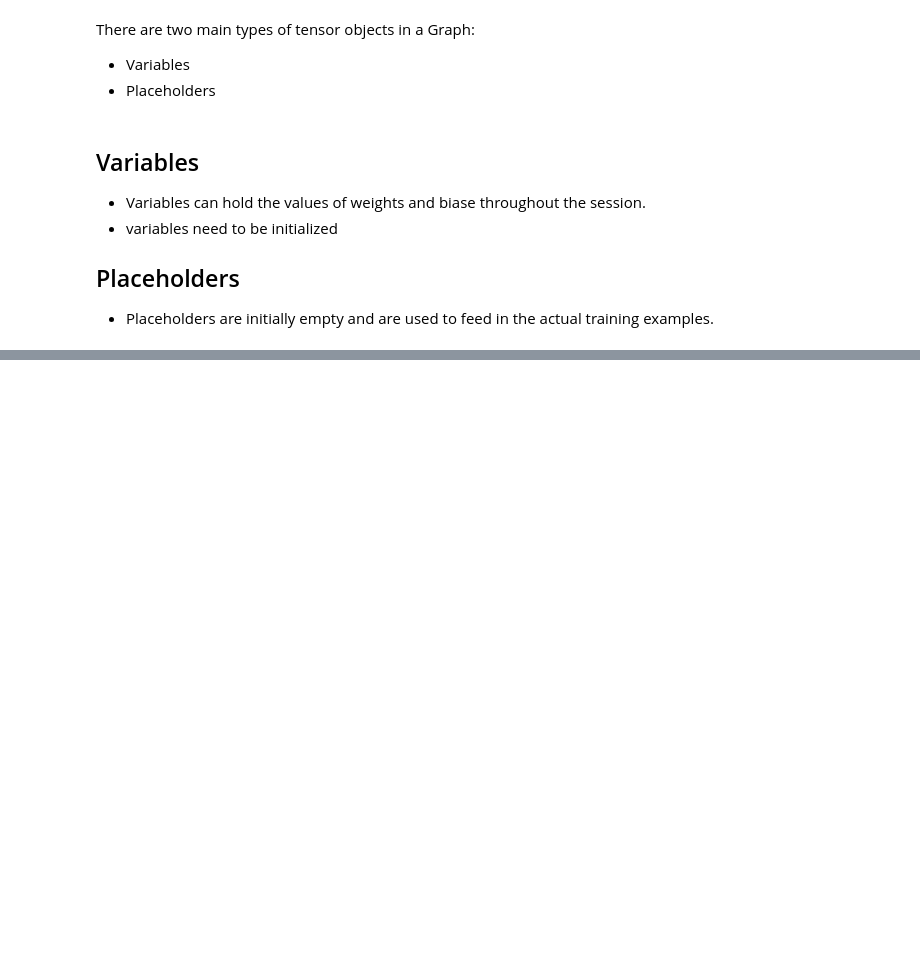
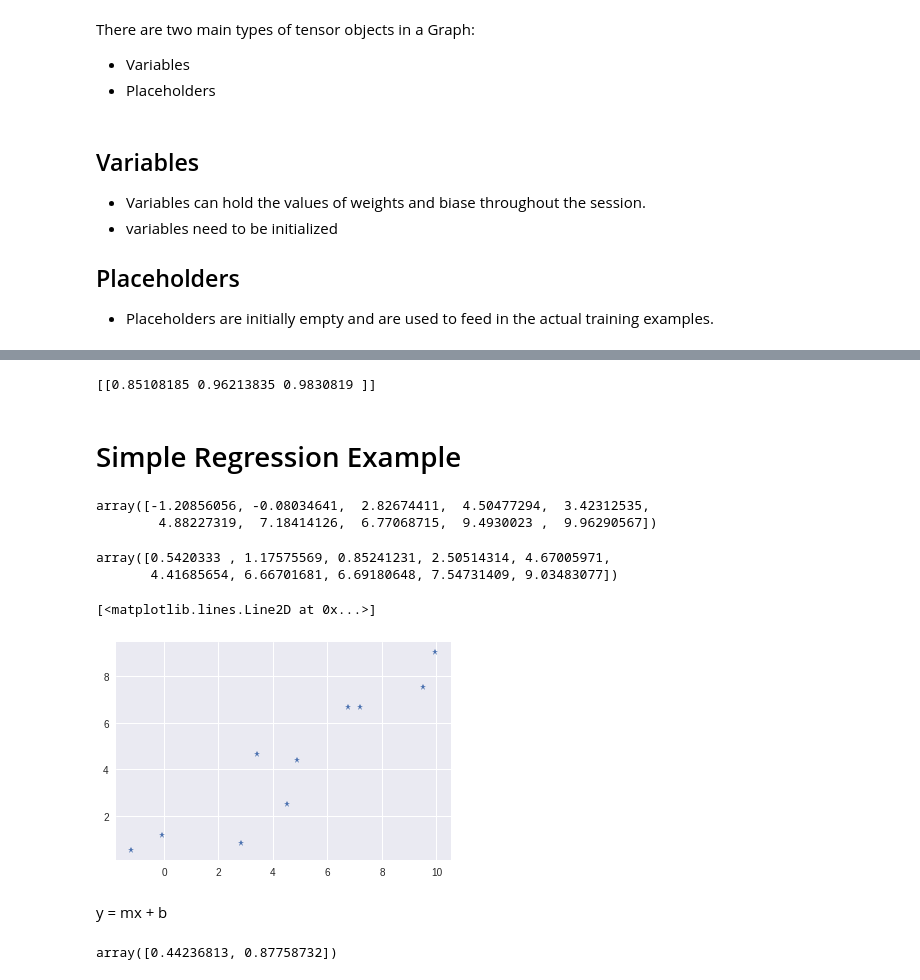
Before and after one commit to MyHackInfo/Tensorflow, a Jupyter notebook: TensorFlow.ipynb, the cells around one changed output, grey strips where cells are left out. Drawn from its saved outputs; the diff is of its cells as text; code cells hidden in the pictures; blank space fills up the shorter version.

```diff
--- a/TensorFlow.ipynb
+++ b/TensorFlow.ipynb
@@ -118,0 +217,18 @@ There are two main types of tensor objects in a Graph:
+# %%
+print(layer_out)
+# %% [output]
+[[0.85108185 0.96213835 0.9830819 ]]
+# %% [markdown]
+# Simple Regression Example
+# %%
+x_data = np.linspace(0,10,10) + np.random.uniform(-1.5,1.5,10)
+x_data
+# %% [output]
+array([-1.20856056, -0.08034641,  2.82674411,  4.50477294,  3.42312535,
+        4.88227319,  7.18414126,  6.77068715,  9.4930023 ,  9.96290567])
+# %%
+y_label = np.linspace(0,10,10) + np.random.uniform(-1.5,1.5,10)
+y_label
+# %% [output]
+array([0.5420333 , 1.17575569, 0.85241231, 2.50514314, 4.67005971,
+       4.41685654, 6.66701681, 6.69180648, 7.54731409, 9.03483077])
@@ -118,0 +238,11 @@ There are two main types of tensor objects in a Graph:
+# %%
+plt.plot(x_data,y_label,'*')
+# %% [output]
+[<matplotlib.lines.Line2D at 0x...>]
+[figure, added]
+# %% [markdown]
+y = mx + b
+# %%
+np.random.rand(2)
+# %% [output]
+array([0.44236813, 0.87758732])
```
Also changed, not shown: parts of 31 cells of this notebook.
